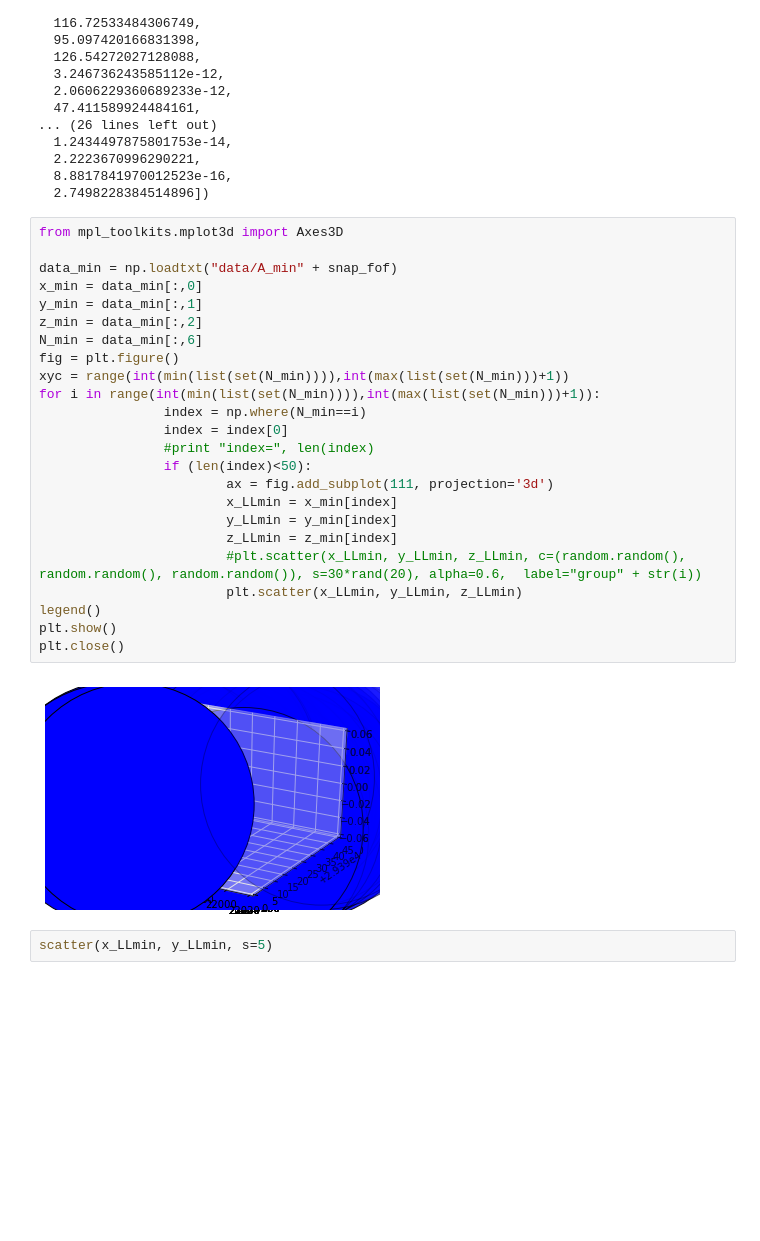
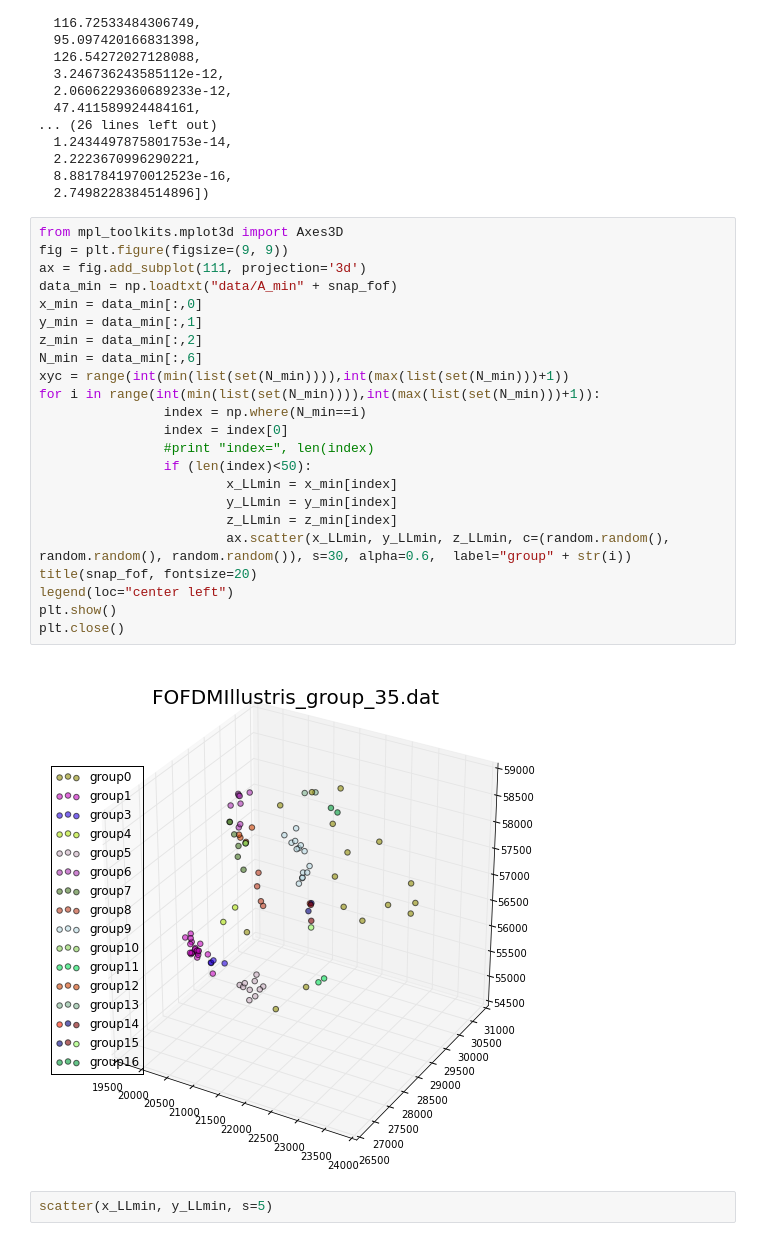
Before and after one commit to jngaravitoc/DwarfAssociations, a Jupyter notebook: code/FOF/3d_plots_p.ipynb, the cells around one changed output. Saved outputs shown, nothing was run; the diff lists cells and outputs as text; blank space fills up the shorter version.

Commit message:
3d plot done

```diff
--- a/code/FOF/3d_plots_p.ipynb
+++ b/code/FOF/3d_plots_p.ipynb
@@ -290,30 +291,29 @@ dispersiones(snap_fof)
   2.7498228384514896])
 # %%
 from mpl_toolkits.mplot3d import Axes3D
-
+fig = plt.figure(figsize=(9, 9))
+ax = fig.add_subplot(111, projection='3d')
 data_min = np.loadtxt("data/A_min" + snap_fof)
 x_min = data_min[:,0]
 y_min = data_min[:,1]
 z_min = data_min[:,2]
 N_min = data_min[:,6]
-fig = plt.figure()
 xyc = range(int(min(list(set(N_min)))),int(max(list(set(N_min)))+1))
 for i in range(int(min(list(set(N_min)))),int(max(list(set(N_min)))+1)):
                 index = np.where(N_min==i)
                 index = index[0]
                 #print "index=", len(index)
                 if (len(index)<50):
-                        ax = fig.add_subplot(111, projection='3d')
                         x_LLmin = x_min[index]
                         y_LLmin = y_min[index]
                         z_LLmin = z_min[index]
-                        #plt.scatter(x_LLmin, y_LLmin, z_LLmin, c=(random.random(), random.random(), random.random()), s=30*rand(20), alpha=0.6,  label="group" + str(i))
-                        plt.scatter(x_LLmin, y_LLmin, z_LLmin)
-legend()
+                        ax.scatter(x_LLmin, y_LLmin, z_LLmin, c=(random.random(), random.random(), random.random()), s=30, alpha=0.6,  label="group" + str(i))
+title(snap_fof, fontsize=20)
+legend(loc="center left")
 plt.show()
 plt.close()
 # %% [output]
-[figure, old version]
+[figure, new version]
 # %%
 scatter(x_LLmin, y_LLmin, s=5)
 # %% [output]
```
Also changed, not shown: parts of 2 cells of this notebook.
